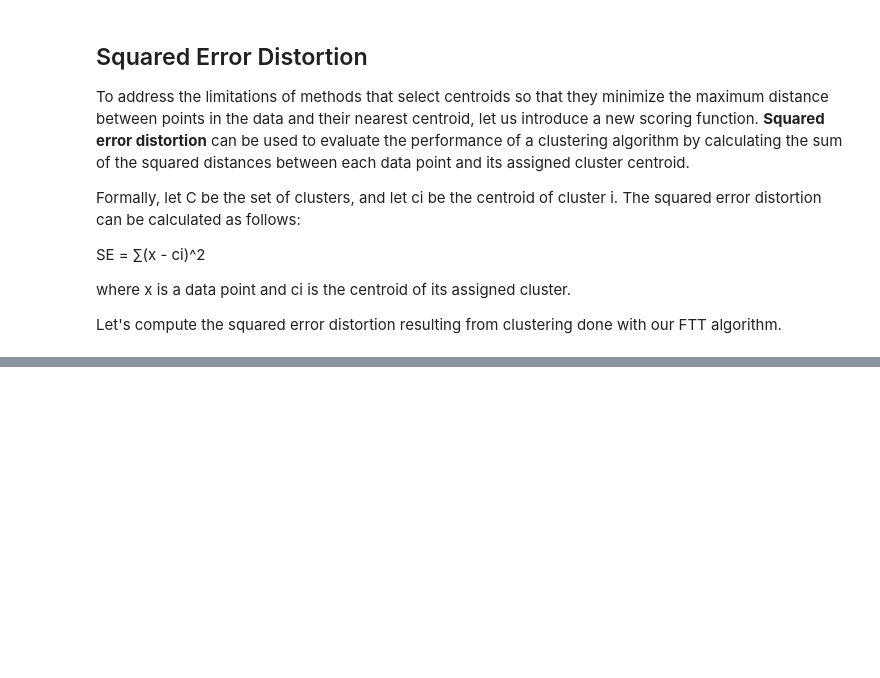
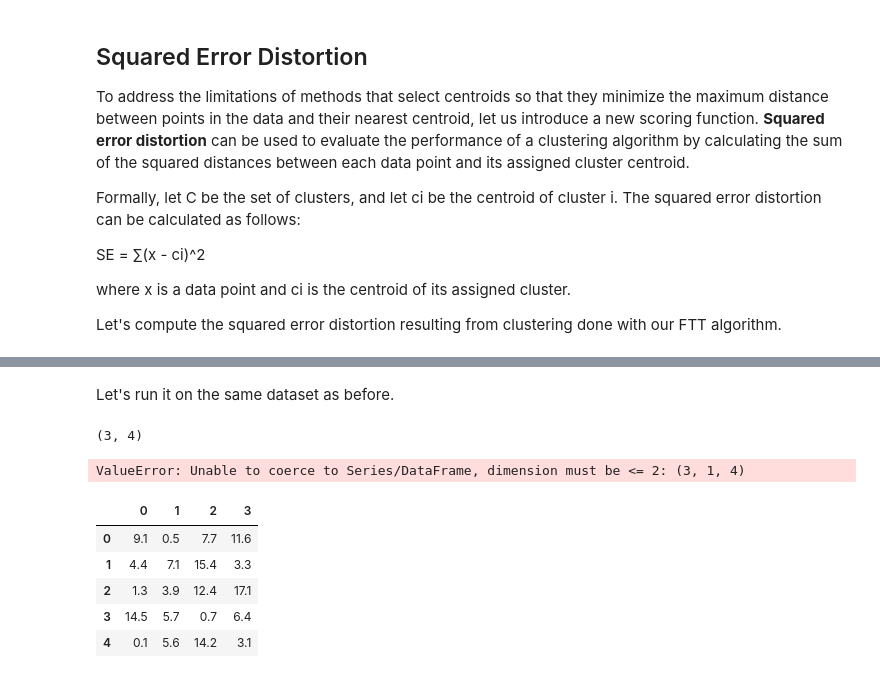
Before and after one commit to MatteoLarrode/Machine_Learning, a Jupyter notebook: Clustering_Algorithms/clustering_centroids.ipynb, the cells around one changed output, grey strips where cells are left out. Saved outputs shown, nothing was run; the diff lists cells and outputs as text; code cells hidden in the pictures; blank space fills up the shorter version.

Commit message:
started k-means & hierarchical clustering

```diff
--- a/Clustering_Algorithms/clustering_centroids.ipynb
+++ b/Clustering_Algorithms/clustering_centroids.ipynb
@@ -199,0 +232,23 @@ Squared Error Distortion: 29.39
+# %% [markdown]
+Let's run it on the same dataset as before.
+# %%
+# load data from txt file
+data = pd.read_csv("data/rosalind_ba8a.txt", delimiter=" ", header=None)
+
+# set number of clusters
+k = 3
+
+# run k-means clustering algorithm
+labels, centroids = kmeans(data, k)
+# %% [output]
+(3, 4)
+ValueError: Unable to coerce to Series/DataFrame, dimension must be <= 2: (3, 1, 4)
+# %%
+data.head()
+# %% [output]
+|  | 0 | 1 | 2 | 3 |
+| 0 | 9.1 | 0.5 | 7.7 | 11.6 |
+| 1 | 4.4 | 7.1 | 15.4 | 3.3 |
+| 2 | 1.3 | 3.9 | 12.4 | 17.1 |
+| 3 | 14.5 | 5.7 | 0.7 | 6.4 |
+| 4 | 0.1 | 5.6 | 14.2 | 3.1 |
```
Also changed, not shown: parts of 8 cells of this notebook.
